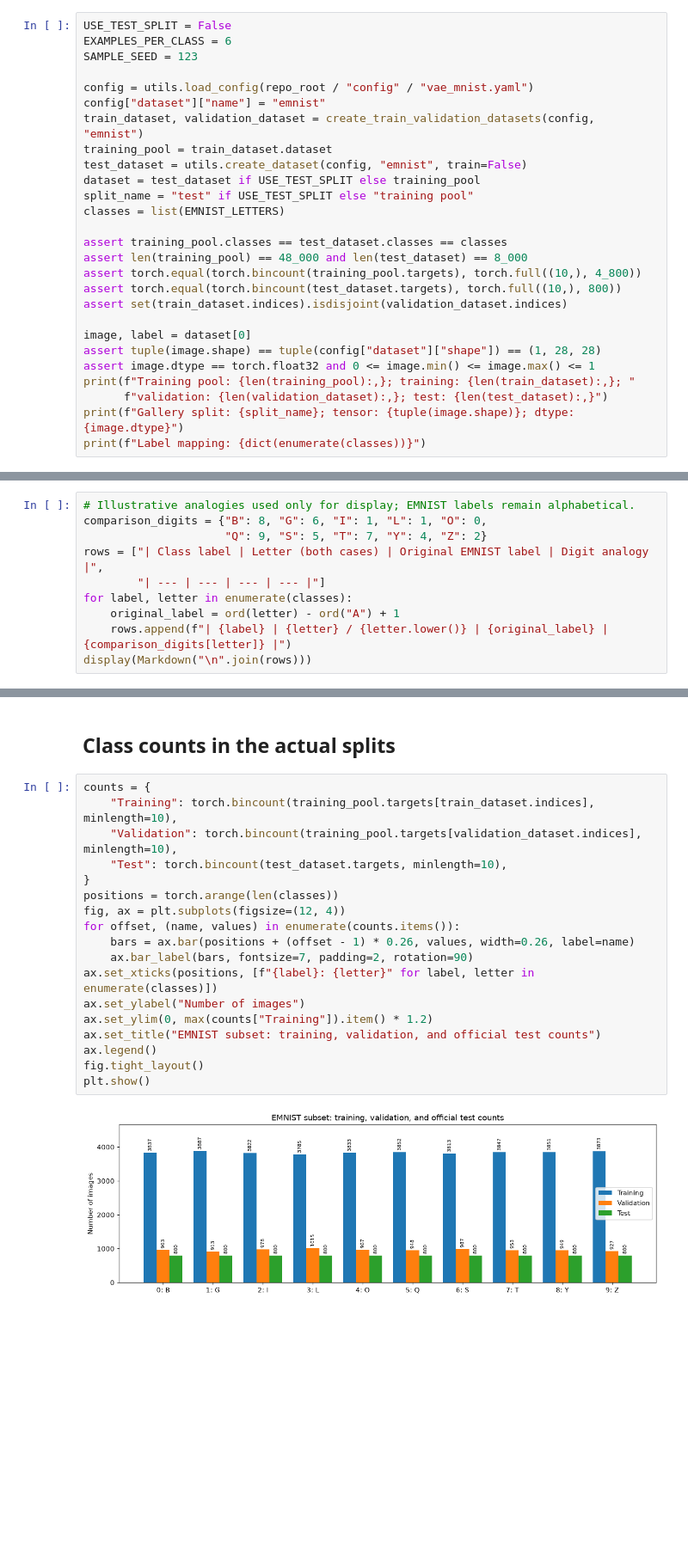
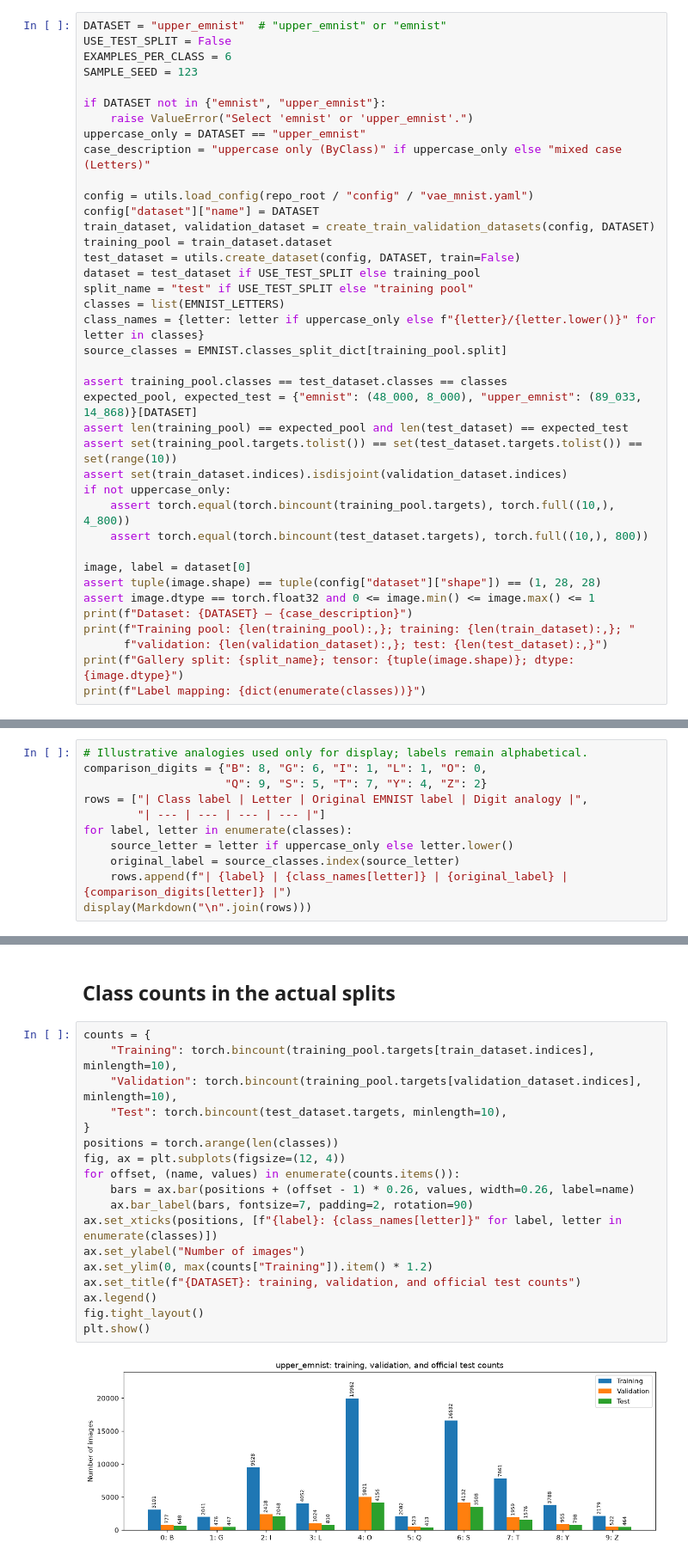
Before and after one commit to gianmarco00/domain-knowledge-analysis-generative-models, a Jupyter notebook: notebooks/visualize_emnist_dataset.ipynb, the cells around one changed output, grey strips where cells are left out. Shown at 86% size. Saved outputs shown, nothing was run; the diff lists cells and outputs as text; blank space fills up the shorter version.

Commit message:
upper emnist

```diff
--- a/notebooks/visualize_emnist_dataset.ipynb
+++ b/notebooks/visualize_emnist_dataset.ipynb
@@ -33,26 +46,38 @@ from domain_knowledge_analysis.utils.dataset_utils import (
 # %%
+DATASET = "upper_emnist"  # "upper_emnist" or "emnist"
 USE_TEST_SPLIT = False
 EXAMPLES_PER_CLASS = 6
 SAMPLE_SEED = 123
 
+if DATASET not in {"emnist", "upper_emnist"}:
+    raise ValueError("Select 'emnist' or 'upper_emnist'.")
+uppercase_only = DATASET == "upper_emnist"
+case_description = "uppercase only (ByClass)" if uppercase_only else "mixed case (Letters)"
+
 config = utils.load_config(repo_root / "config" / "vae_mnist.yaml")
-config["dataset"]["name"] = "emnist"
-train_dataset, validation_dataset = create_train_validation_datasets(config, "emnist")
+config["dataset"]["name"] = DATASET
+train_dataset, validation_dataset = create_train_validation_datasets(config, DATASET)
 training_pool = train_dataset.dataset
-test_dataset = utils.create_dataset(config, "emnist", train=False)
+test_dataset = utils.create_dataset(config, DATASET, train=False)
 dataset = test_dataset if USE_TEST_SPLIT else training_pool
 split_name = "test" if USE_TEST_SPLIT else "training pool"
 classes = list(EMNIST_LETTERS)
+class_names = {letter: letter if uppercase_only else f"{letter}/{letter.lower()}" for letter in classes}
+source_classes = EMNIST.classes_split_dict[training_pool.split]
 
 assert training_pool.classes == test_dataset.classes == classes
-assert len(training_pool) == 48_000 and len(test_dataset) == 8_000
-assert torch.equal(torch.bincount(training_pool.targets), torch.full((10,), 4_800))
-assert torch.equal(torch.bincount(test_dataset.targets), torch.full((10,), 800))
+expected_pool, expected_test = {"emnist": (48_000, 8_000), "upper_emnist": (89_033, 14_868)}[DATASET]
+assert len(training_pool) == expected_pool and len(test_dataset) == expected_test
+assert set(training_pool.targets.tolist()) == set(test_dataset.targets.tolist()) == set(range(10))
 assert set(train_dataset.indices).isdisjoint(validation_dataset.indices)
+if not uppercase_only:
+    assert torch.equal(torch.bincount(training_pool.targets), torch.full((10,), 4_800))
+    assert torch.equal(torch.bincount(test_dataset.targets), torch.full((10,), 800))
 
 image, label = dataset[0]
 assert tuple(image.shape) == tuple(config["dataset"]["shape"]) == (1, 28, 28)
 assert image.dtype == torch.float32 and 0 <= image.min() <= image.max() <= 1
+print(f"Dataset: {DATASET} — {case_description}")
 print(f"Training pool: {len(training_pool):,}; training: {len(train_dataset):,}; "
       f"validation: {len(validation_dataset):,}; test: {len(test_dataset):,}")
 print(f"Gallery split: {split_name}; tensor: {tuple(image.shape)}; dtype: {image.dtype}")
@@ -68,11 +94,12 @@ The digit column below gives an illustrative visual analogy, not a training labe
 # %%
-# Illustrative analogies used only for display; EMNIST labels remain alphabetical.
+# Illustrative analogies used only for display; labels remain alphabetical.
 comparison_digits = {"B": 8, "G": 6, "I": 1, "L": 1, "O": 0,
                      "Q": 9, "S": 5, "T": 7, "Y": 4, "Z": 2}
-rows = ["| Class label | Letter (both cases) | Original EMNIST label | Digit analogy |",
+rows = ["| Class label | Letter | Original EMNIST label | Digit analogy |",
         "| --- | --- | --- | --- |"]
 for label, letter in enumerate(classes):
-    original_label = ord(letter) - ord("A") + 1
-    rows.append(f"| {label} | {letter} / {letter.lower()} | {original_label} | {comparison_digits[letter]} |")
+    source_letter = letter if uppercase_only else letter.lower()
+    original_label = source_classes.index(source_letter)
+    rows.append(f"| {label} | {class_names[letter]} | {original_label} | {comparison_digits[letter]} |")
 display(Markdown("\n".join(rows)))
 # %% [output]
@@ -93,23 +120,23 @@ display(Markdown("\n".join(rows)))
 # %%
 counts = {
     "Training": torch.bincount(training_pool.targets[train_dataset.indices], minlength=10),
     "Validation": torch.bincount(training_pool.targets[validation_dataset.indices], minlength=10),
     "Test": torch.bincount(test_dataset.targets, minlength=10),
 }
 positions = torch.arange(len(classes))
 fig, ax = plt.subplots(figsize=(12, 4))
 for offset, (name, values) in enumerate(counts.items()):
     bars = ax.bar(positions + (offset - 1) * 0.26, values, width=0.26, label=name)
     ax.bar_label(bars, fontsize=7, padding=2, rotation=90)
-ax.set_xticks(positions, [f"{label}: {letter}" for label, letter in enumerate(classes)])
+ax.set_xticks(positions, [f"{label}: {class_names[letter]}" for label, letter in enumerate(classes)])
 ax.set_ylabel("Number of images")
 ax.set_ylim(0, max(counts["Training"]).item() * 1.2)
-ax.set_title("EMNIST subset: training, validation, and official test counts")
+ax.set_title(f"{DATASET}: training, validation, and official test counts")
 ax.legend()
 fig.tight_layout()
 plt.show()
 # %% [output]
-[figure, old version]
+[figure, new version]
 # %% [markdown]
 ## Multiple handwriting samples per letter
 
```
Also changed, not shown: parts of 10 cells of this notebook, 4 other files.
